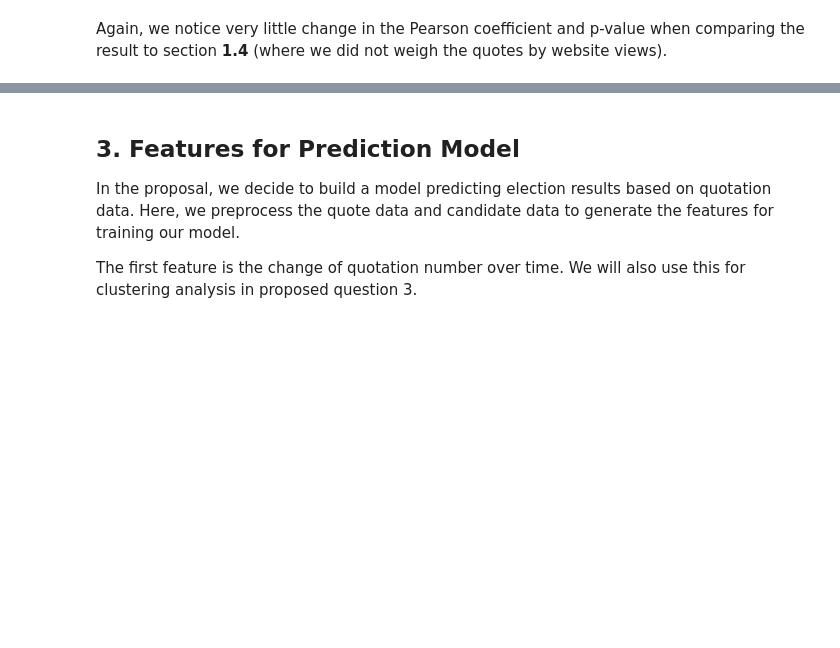
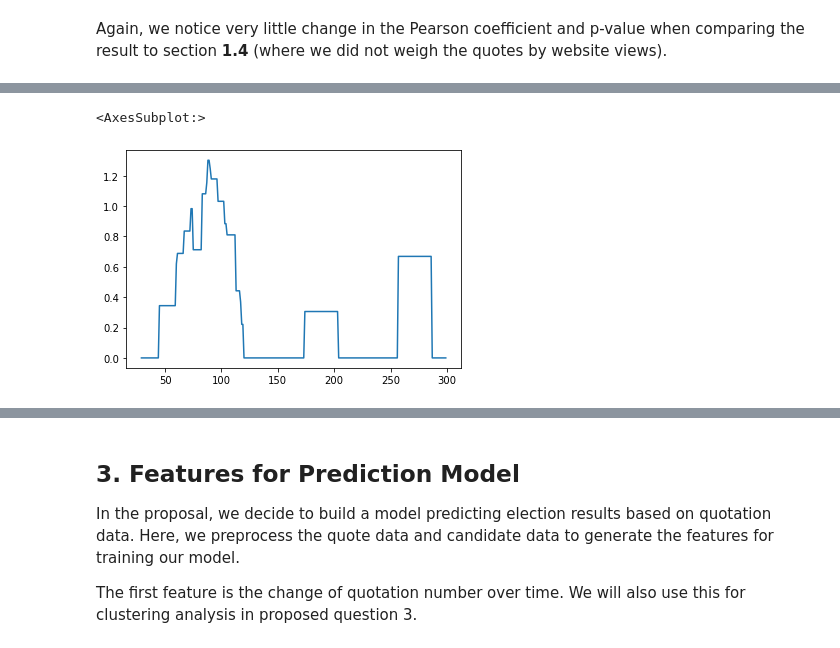
Before and after one commit to epfl-ada/ada-2021-project-chilldatagroup, a Jupyter notebook: Milestone2.ipynb, the cells around one changed output, grey strips where cells are left out. Drawn from its saved outputs; the diff is of its cells as text; code cells hidden in the pictures; blank space fills up the shorter version.

```diff
--- a/Milestone2.ipynb
+++ b/Milestone2.ipynb
@@ -599,0 +907,6 @@ Again, we notice very little change in the Pearson coefficient and p-value when
+# %%
+# From type 0
+candidate_quotes_cluster_feature_filted['ALLEN BUCKLEY'].rolling(window=30).sum().plot()
+# %% [output]
+<AxesSubplot:>
+[figure, added]
```
Also changed, not shown: parts of 70 cells of this notebook.
